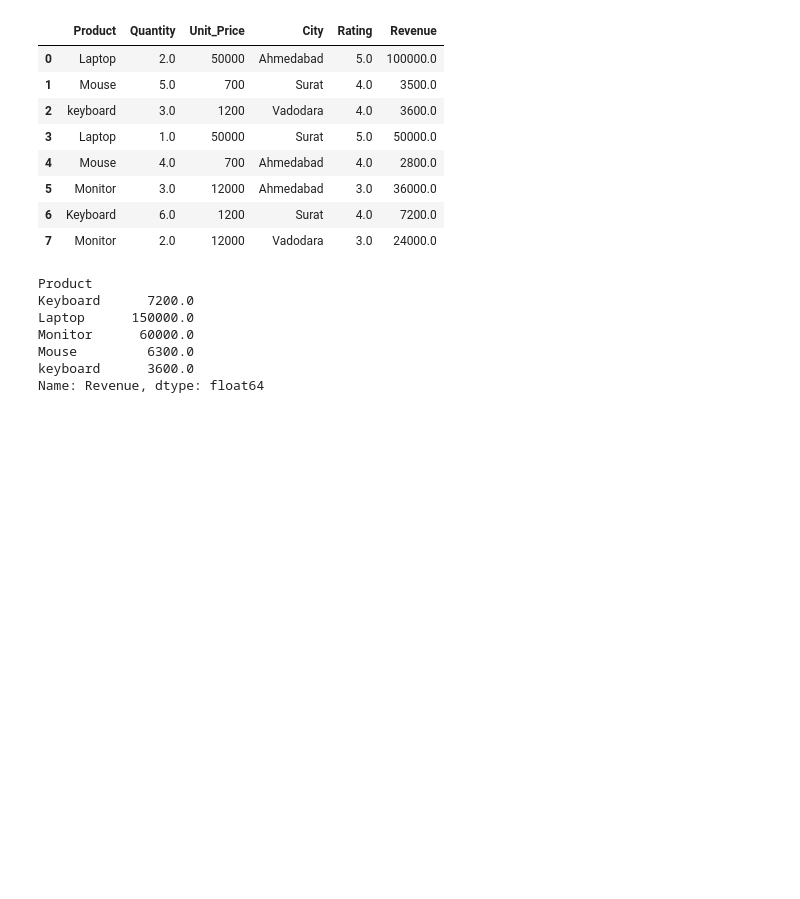
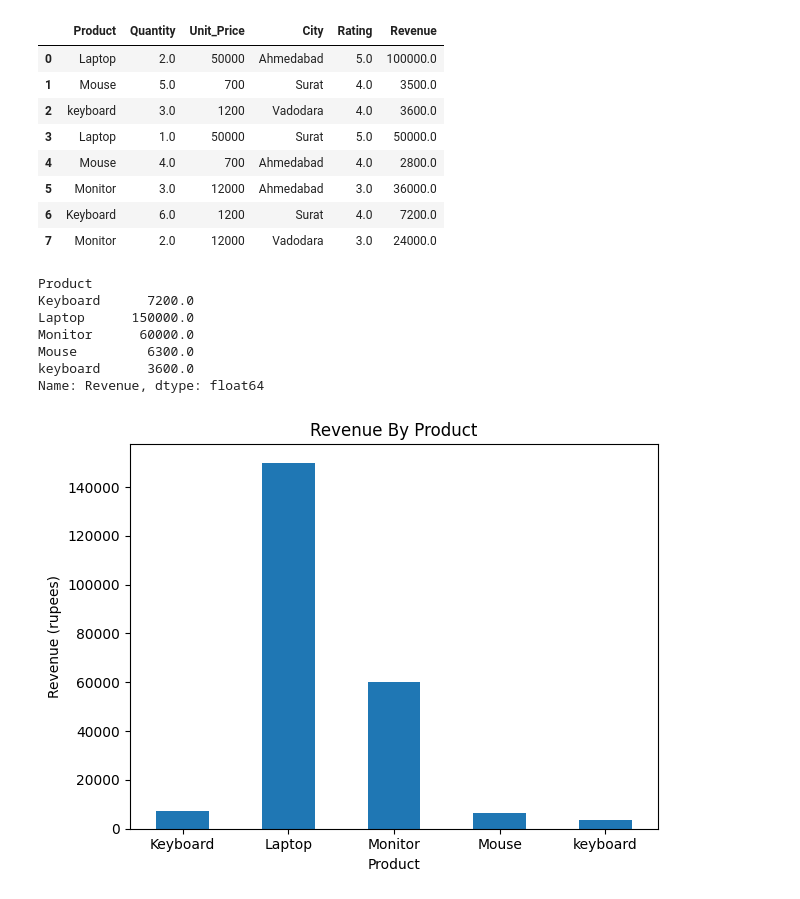
Before and after one commit to Karan74x/DataScience-Lab, a Jupyter notebook: CASE STUDY PRACTICES/One.ipynb, the cells around one changed output. Drawn from its saved outputs; the diff is of its cells as text; code cells hidden in the pictures; blank space fills up the shorter version.

Commit message:
Revision: Visualized product revenue using bar chart

```diff
--- a/CASE STUDY PRACTICES/One.ipynb
+++ b/CASE STUDY PRACTICES/One.ipynb
@@ -216,7 +216,8 @@ df
 | 7 | Monitor | 2.0 | 12000 | Vadodara | 3.0 | 24000.0 |
 # %%
 # Group sales by product
-df.groupby("Product")["Revenue"].sum()
+product_sales = df.groupby("Product")["Revenue"].sum()
+product_sales
 # %% [output]
 Product
 Keyboard      7200.0
@@ -225,3 +226,15 @@ Monitor      60000.0
 Mouse         6300.0
 keyboard      3600.0
 Name: Revenue, dtype: float64
+# %%
+import matplotlib.pyplot as plt
+
+product_sales.plot(kind="bar")
+plt.title("Revenue By Product")
+plt.xlabel("Product")
+plt.ylabel("Revenue (rupees)")
+plt.xticks(rotation=0) #keeps product labels horizontal.
+plt.tight_layout() #helps prevent labels from being cut off.
+plt.show()
+# %% [output]
+[figure, added]
```
